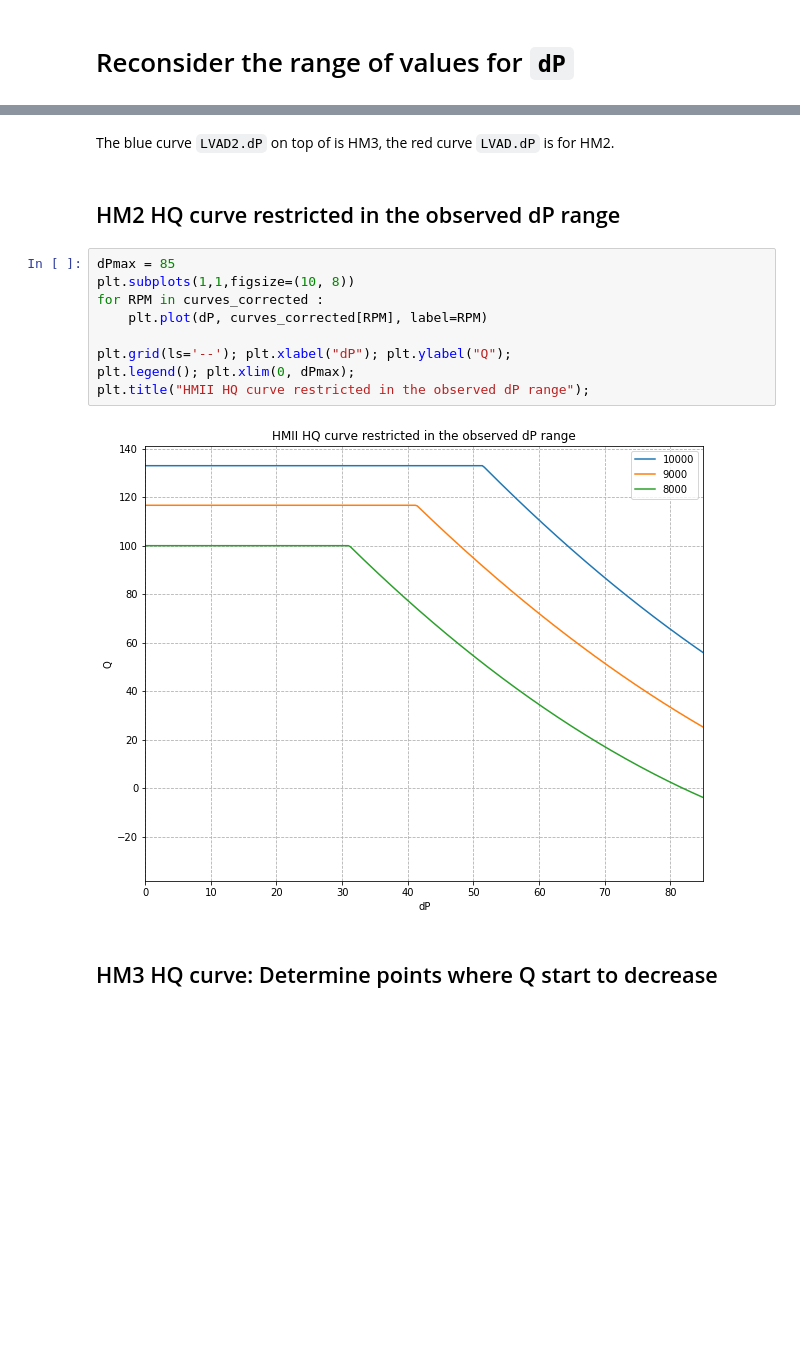
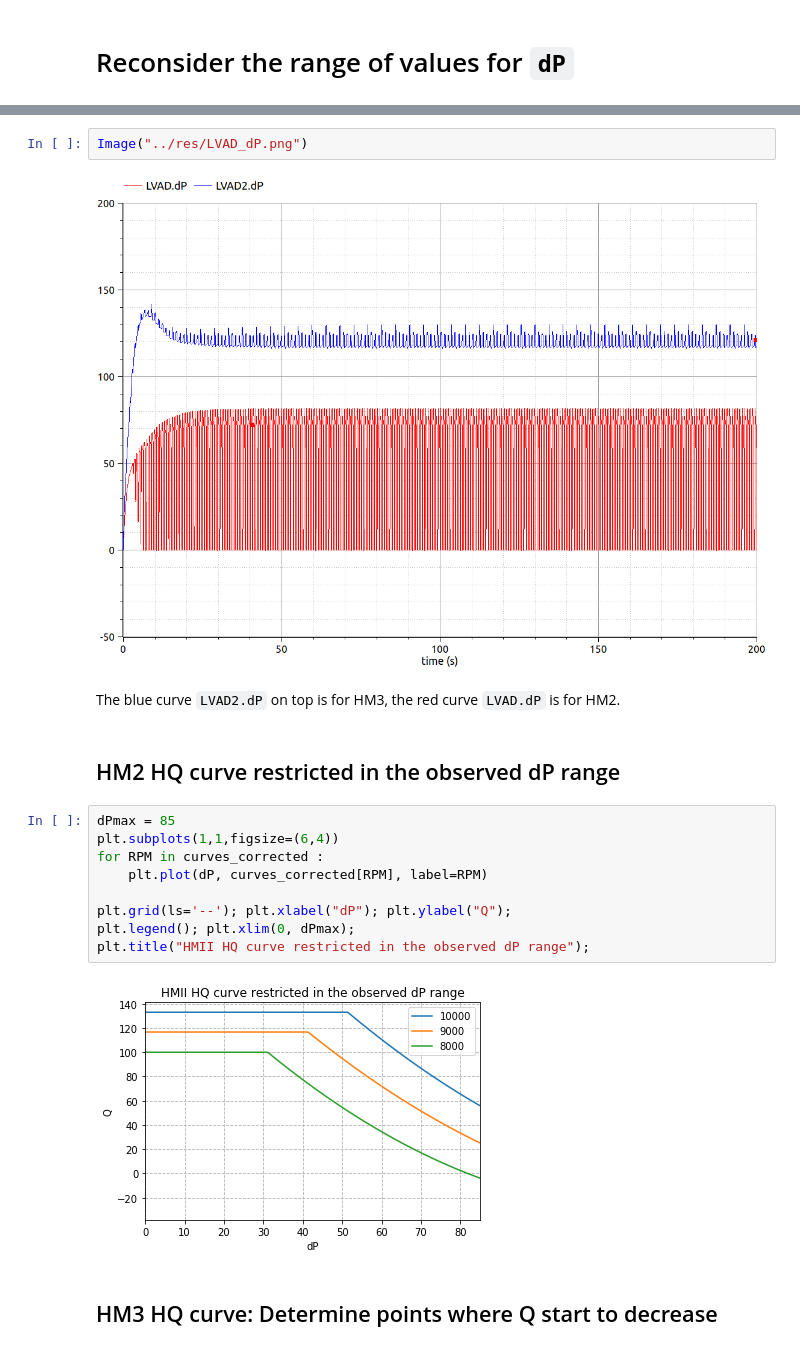
Before and after one commit to matthiaszeller/VAD-0D-DNN, a Jupyter notebook: notebooks/N1-HQ-curve-HMIII.ipynb, the cells around one changed output, grey strips where cells are left out. Saved outputs shown, nothing was run; the diff lists cells and outputs as text; blank space fills up the shorter version.

```diff
--- a/notebooks/N1-HQ-curve-HMIII.ipynb
+++ b/notebooks/N1-HQ-curve-HMIII.ipynb
@@ -212,18 +219,22 @@ plt.legend();
+# %%
+Image("../res/LVAD_dP.png")
+# %% [output]
+[figure, added]
 # %% [markdown]
-The blue curve `LVAD2.dP` on top of is HM3, the red curve `LVAD.dP` is for HM2.
+The blue curve `LVAD2.dP` on top is for HM3, the red curve `LVAD.dP` is for HM2.
 # %% [markdown]
 ## HM2 HQ curve restricted in the observed dP range
 # %%
 dPmax = 85
-plt.subplots(1,1,figsize=(10, 8))
+plt.subplots(1,1,figsize=(6,4))
 for RPM in curves_corrected :
     plt.plot(dP, curves_corrected[RPM], label=RPM)
 
 plt.grid(ls='--'); plt.xlabel("dP"); plt.ylabel("Q");
 plt.legend(); plt.xlim(0, dPmax);
 plt.title("HMII HQ curve restricted in the observed dP range");
 # %% [output]
-[figure, old version]
+[figure, new version]
 # %% [markdown]
 ## HM3 HQ curve: Determine points where Q start to decrease
 # %% [markdown]
```
Also changed, not shown: parts of 13 cells of this notebook.
